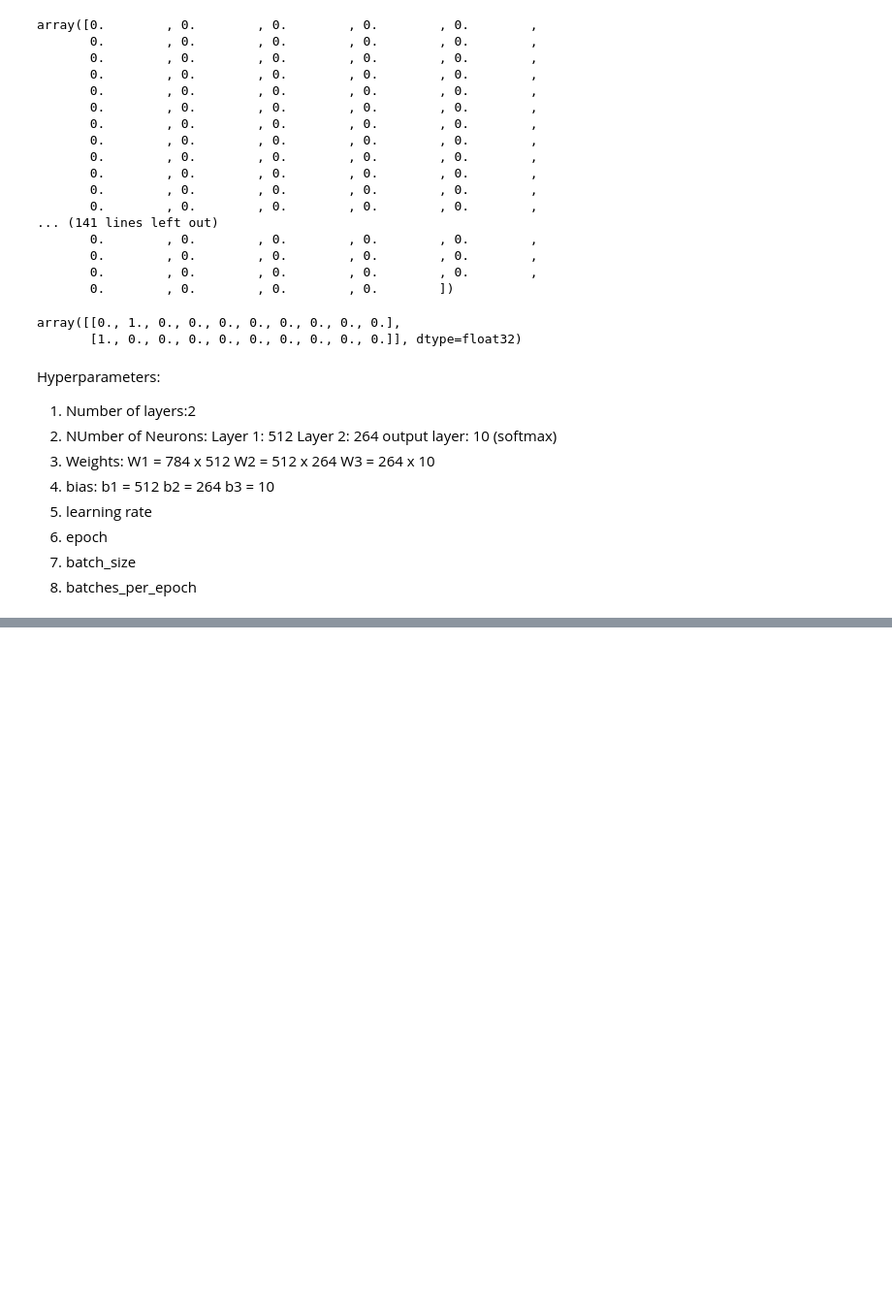
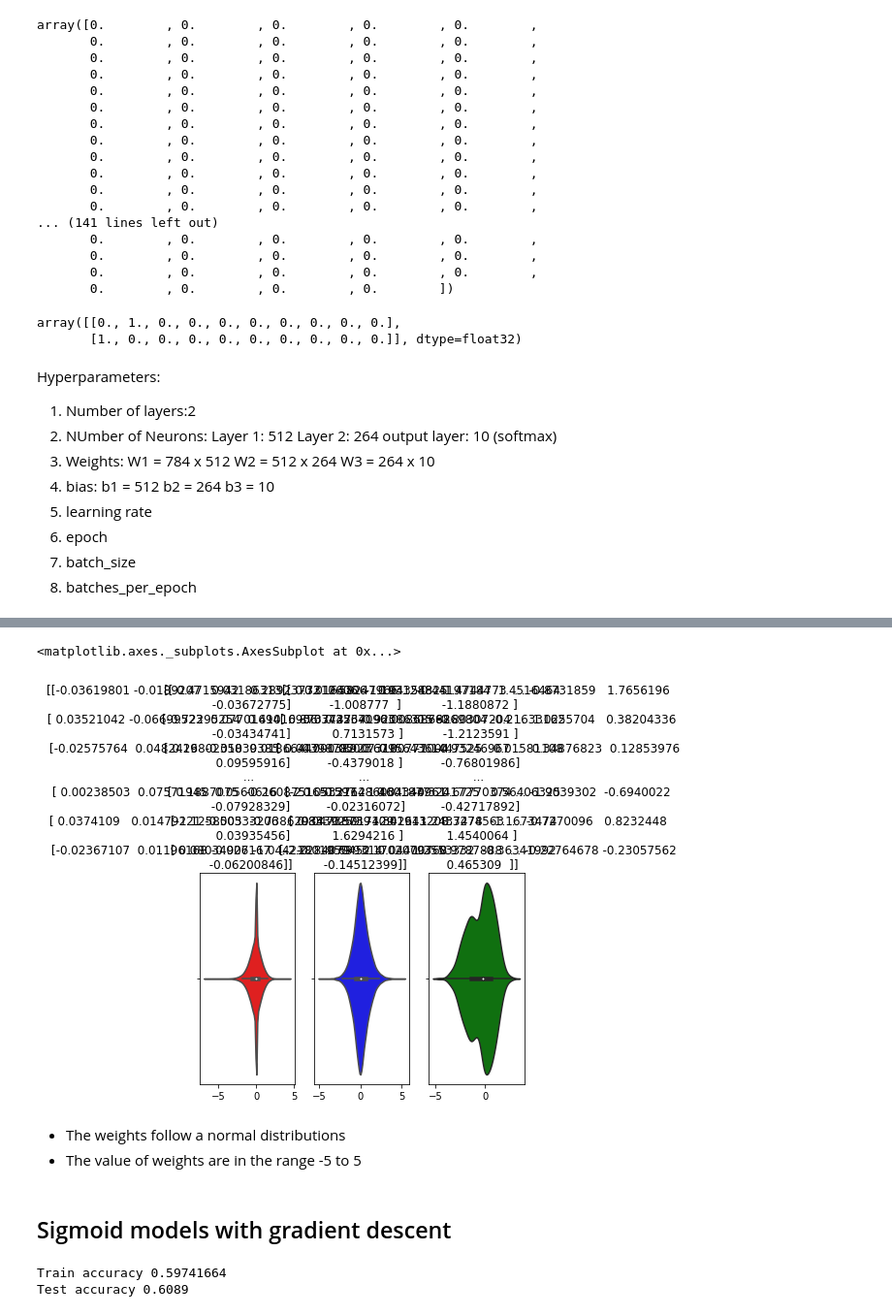
Before and after one commit to asubramaniyan/DNN-MNIST, a Jupyter notebook: Multi_Layered_Perceptron.ipynb, the cells around one changed output, grey strips where cells are left out. Shown at 97% size. Saved outputs shown, nothing was run; the diff lists cells and outputs as text; code cells hidden in the pictures; blank space fills up the shorter version.

```diff
--- a/Multi_Layered_Perceptron.ipynb
+++ b/Multi_Layered_Perceptron.ipynb
@@ -145,0 +235,28 @@ adam_optimizer = tf.compat.v1.train.AdamOptimizer(learning_rate = learning_rate)
+# %%
+
+fig = plt.figure()
+plt.subplot(1,3,1)
+plt.title(res[2])
+sns.violinplot(w1, color = 'red')
+
+plt.subplot(1,3,2)
+plt.title(res[3])
+sns.violinplot(w2, color = 'blue')
+
+plt.subplot(1,3,3)
+plt.title(res[4])
+sns.violinplot(w3, color = 'green')
+# %% [output]
+<matplotlib.axes._subplots.AxesSubplot at 0x...>
+[figure, added]
+# %% [markdown]
+- The weights follow a normal distributions
+- The value of weights are in the range -5 to 5
+# %% [markdown]
+## Sigmoid models with gradient descent
+# %%
+optimizer_gd = tf.compat.v1.train.GradientDescentOptimizer(learning_rate).minimize(cost)
+res = tf_session(optimizer_gd)
+# %% [output]
+Train accuracy 0.59741664
+Test accuracy 0.6089
```
Also changed, not shown: parts of 45 cells of this notebook.
